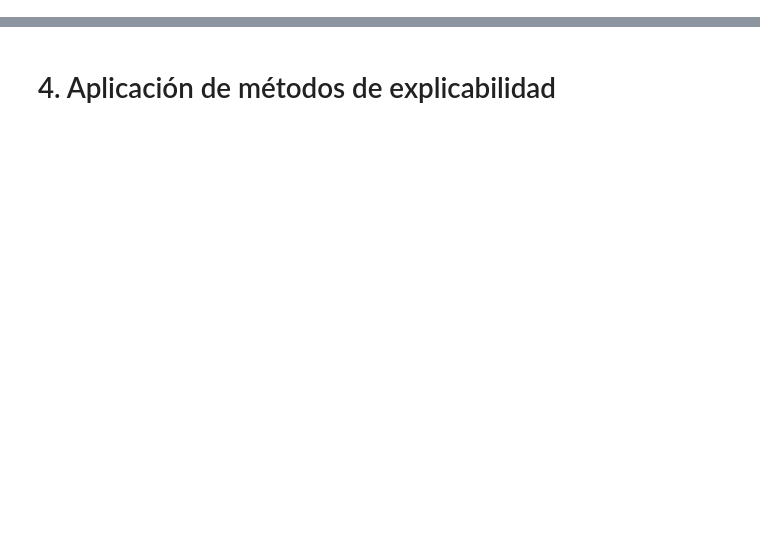
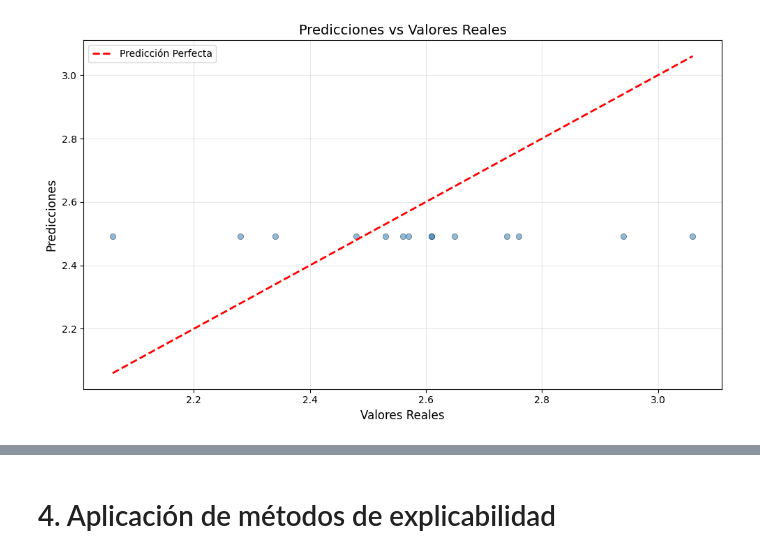
Before and after one commit to anavagi/anticoagulant-patology-analysis, a Jupyter notebook: XAI_03.ipynb, the cells around one changed output, grey strips where cells are left out. Drawn from its saved outputs; the diff is of its cells as text; code cells hidden in the pictures; blank space fills up the shorter version.

```diff
--- a/XAI_03.ipynb
+++ b/XAI_03.ipynb
@@ -141,0 +142,4 @@ dt_model = DecisionTreeRegressor(max_depth=4, random_state=23)
+# %%
+# TRAIN
+X_train_num = df_train[numerical].values
+#X_train_num = scaler.fit_transform(X_train_num)
@@ -141,0 +148,3 @@ dt_model = DecisionTreeRegressor(max_depth=4, random_state=23)
+# %%
+# TRAIN
+X_train = np.column_stack([X_train_num, X_train_cat])
@@ -141,0 +183,7 @@ dt_model = DecisionTreeRegressor(max_depth=4, random_state=23)
+# %%
+# train the machine learning model: random forest
+from lightgbm import LGBMRegressor
+
+lgbm_base = LGBMRegressor(max_depth = 7,learning_rate=0.093,n_estimators=1821,min_child_samples=41,num_leaves=35,reg_alpha=0.004,reg_lambda=0.006,random_state=23, n_jobs=-1, metric='rmse', verbose=-1)
+
+model = lgbm_base.fit(X_train, y_train)
@@ -141,0 +238,7 @@ dt_model = DecisionTreeRegressor(max_depth=4, random_state=23)
+# %%
+# model application on TEST data
+y_pred = lgbm_base.predict(X_test)
+
+# metrics analysis
+
+evaluate_model(y_test, y_pred,'LGBM')
@@ -141,0 +253,14 @@ dt_model = DecisionTreeRegressor(max_depth=4, random_state=23)
+# %%
+plt.figure(figsize=(10, 6))
+plt.scatter(y_test, y_pred, alpha=0.5, edgecolors='k', linewidth=0.5)
+plt.plot([y_test.min(), y_test.max()], [y_test.min(), y_test.max()],
+         'r--', lw=2, label='Predicción Perfecta')
+plt.xlabel('Valores Reales', fontsize=12)
+plt.ylabel('Predicciones', fontsize=12)
+plt.title('Predicciones vs Valores Reales', fontsize=14)
+plt.legend()
+plt.grid(alpha=0.3)
+plt.tight_layout()
+plt.show()
+# %% [output]
+[figure, added]
```
Also changed, not shown: parts of 43 cells of this notebook.
